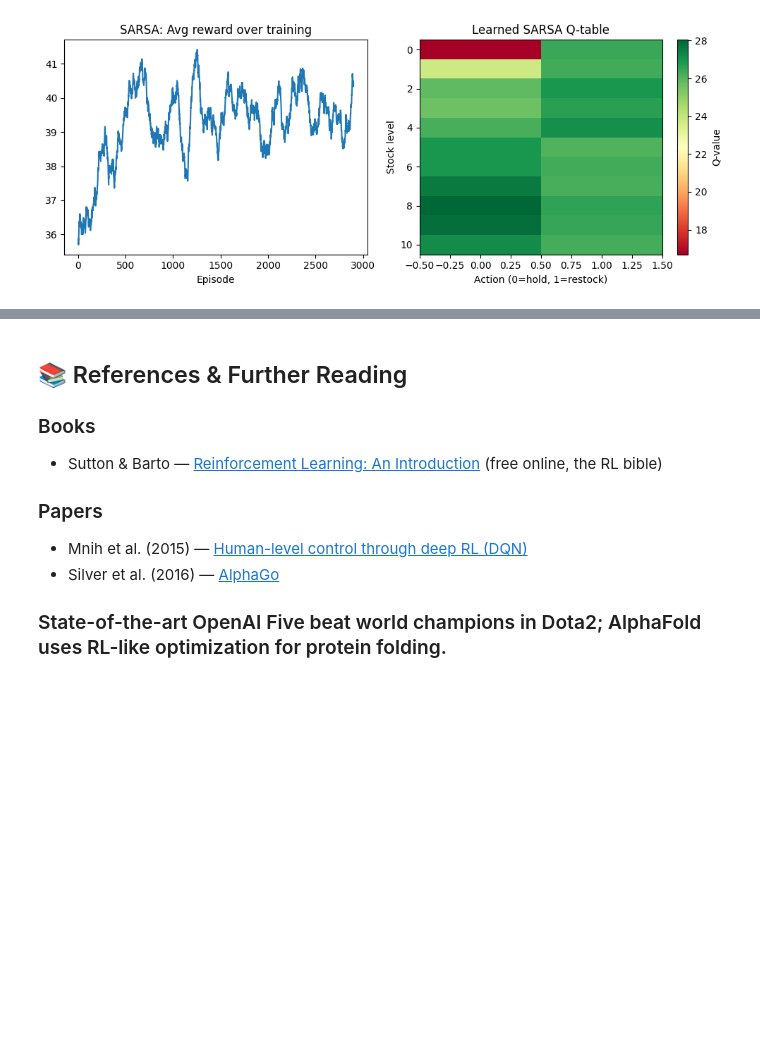
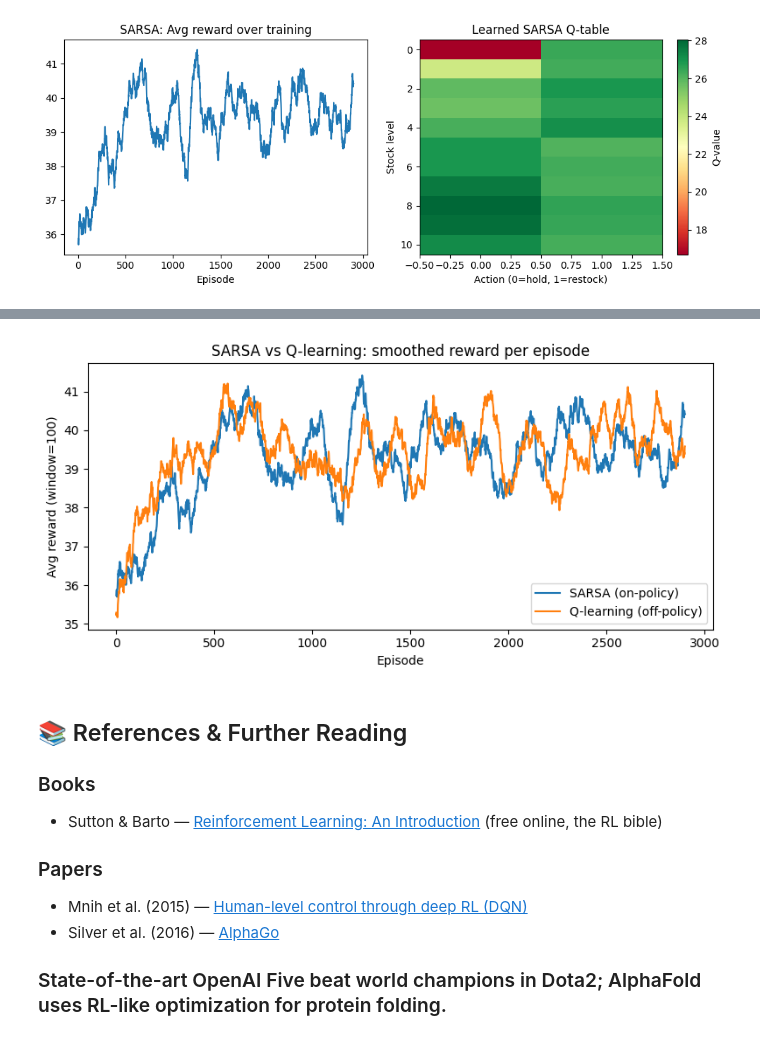
Before and after one commit to A-Alwabel/AI-Diploma-Program, a Jupyter notebook: Course 09/unit2-policy-value/examples/04_sarsa_algorithm.ipynb, the cells around one changed output, grey strips where cells are left out. Cells and saved outputs as stored; diff of their text form; code cells hidden in the pictures; blank space fills up the shorter version.

```diff
--- a/Course 09/unit2-policy-value/examples/04_sarsa_algorithm.ipynb
+++ b/Course 09/unit2-policy-value/examples/04_sarsa_algorithm.ipynb
@@ -306,0 +337,65 @@ SARSA policy suggestion:
+# %%
+# Comparison: train Q-LEARNING on the SAME inventory environment and settings as SARSA above.
+# The only change is the update target: max over next actions instead of the action actually taken.
+
+# Same seed as the SARSA run so both algorithms face the same random demand stream.
+np.random.seed(42)
+
+# Fresh Q-table and the same hyperparameters used for SARSA.
+Q_ql = np.zeros((n_states, n_actions))
+alpha_ql, gamma_ql = 0.1, 0.95
+eps_ql, eps_min_ql, eps_decay_ql = 1.0, 0.05, 0.995
+rewards_history_ql = []
+
+# Training loop: identical episode structure to the SARSA cell (3000 episodes x 30 days).
+for episode in range(3000):
+    # Random starting stock level, like the SARSA run.
+    state = np.random.randint(0, MAX_STOCK + 1)
+    total_r = 0
+    for _ in range(30):
+        # Behaviour policy is still epsilon-greedy over the current table...
+        action = choose_action(Q_ql, state, eps_ql)
+        next_state, reward = step(state, action)
+        # ...but the TD target uses the GREEDY next value: that is what makes it off-policy.
+        td_target = reward + gamma_ql * np.max(Q_ql[next_state])
+        Q_ql[state, action] += alpha_ql * (td_target - Q_ql[state, action])
+        state = next_state
+        total_r += reward
+    rewards_history_ql.append(total_r)
+    # Same exploration decay schedule as SARSA.
+    eps_ql = max(eps_ql * eps_decay_ql, eps_min_ql)
+
+# Side-by-side greedy policies: count where the two algorithms agree.
+print("Stock | SARSA policy | Q-learning policy")
+labels = ["hold   ", "RESTOCK"]
+agreements = 0
+for s in range(n_states):
+    a_s, a_q = int(np.argmax(Q[s])), int(np.argmax(Q_ql[s]))
+    agreements += int(a_s == a_q)
+    print(f"  {s:2d}  |   {labels[a_s]}    |   {labels[a_q]}")
+print(f"\nPolicies agree on {agreements} of {n_states} stock levels.")
+
+# Compare late-training performance with COMPUTED numbers (no assumed winner).
+sarsa_late = float(np.mean(rewards_history[-500:]))
+ql_late = float(np.mean(rewards_history_ql[-500:]))
+print(f"Average reward, last 500 episodes — SARSA: {sarsa_late:.2f}, Q-learning: {ql_late:.2f}")
+# Phrase the conclusion from the numbers themselves; tiny gaps are seed noise.
+if abs(sarsa_late - ql_late) < 0.5:
+    print("In this run the two algorithms perform about equally on this small problem.")
+else:
+    leader = "SARSA" if sarsa_late > ql_late else "Q-learning"
+    print(f"In this run {leader} ended slightly ahead — gaps this small can flip with another seed.")
+
+# One picture: both smoothed learning curves on the same axes.
+ma_sarsa = np.convolve(rewards_history, np.ones(100) / 100, mode="valid")
+ma_ql = np.convolve(rewards_history_ql, np.ones(100) / 100, mode="valid")
+plt.figure(figsize=(8, 4))
+plt.plot(ma_sarsa, label="SARSA (on-policy)")
+plt.plot(ma_ql, label="Q-learning (off-policy)")
+plt.title("SARSA vs Q-learning: smoothed reward per episode")
+plt.xlabel("Episode")
+plt.ylabel("Avg reward (window=100)")
+plt.legend()
+plt.tight_layout()
+plt.show()
+# %% [output]
@@ -307,3 +418,4 @@ SARSA policy suggestion:
+[figure, added]
 # %%
 # References (shown with Markdown inside a Python cell — avoids SyntaxError if a Markdown block is run as code.)
 from IPython.display import Markdown, display
```
Also changed, not shown: parts of 8 cells of this notebook, 25 other files.
